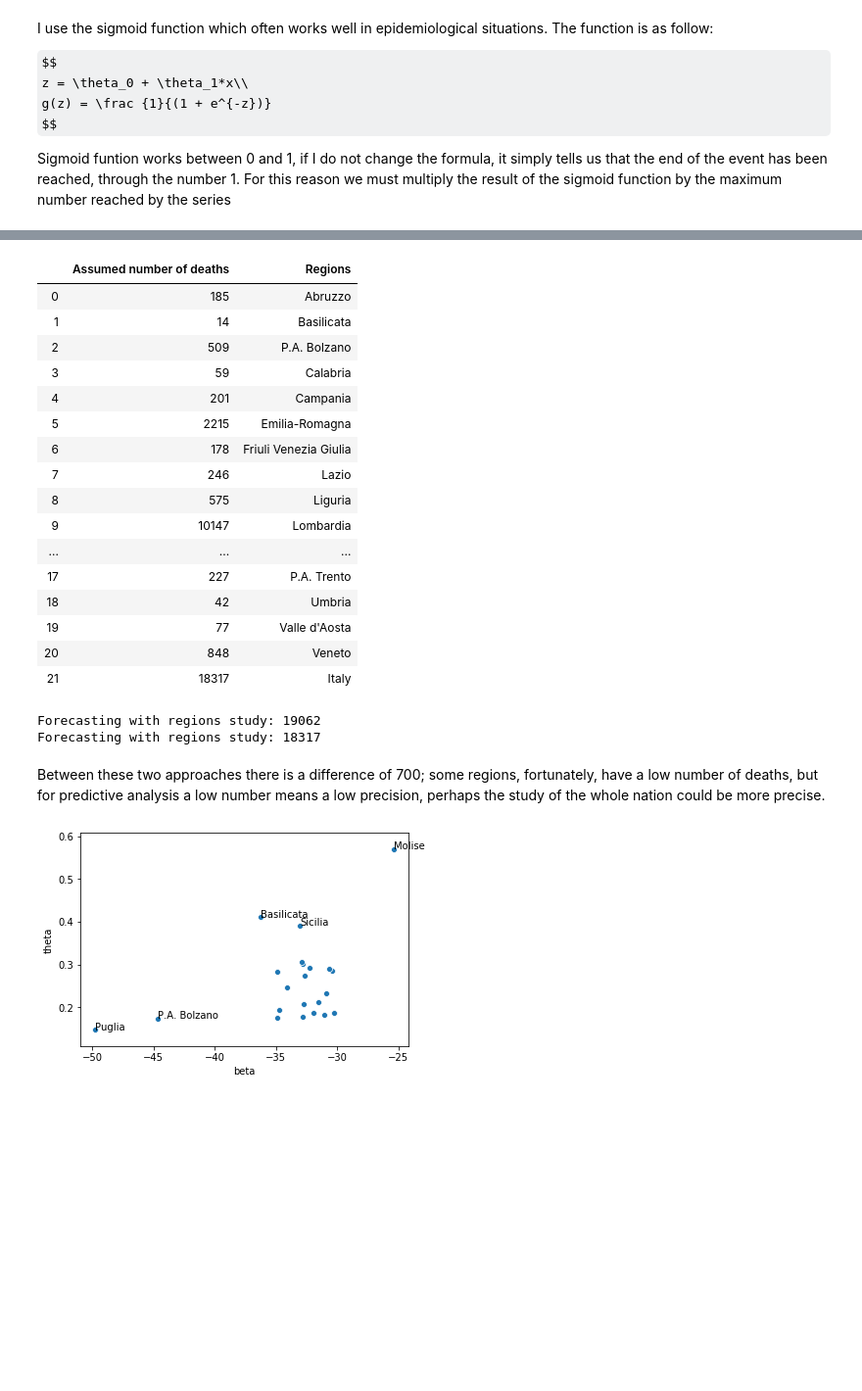
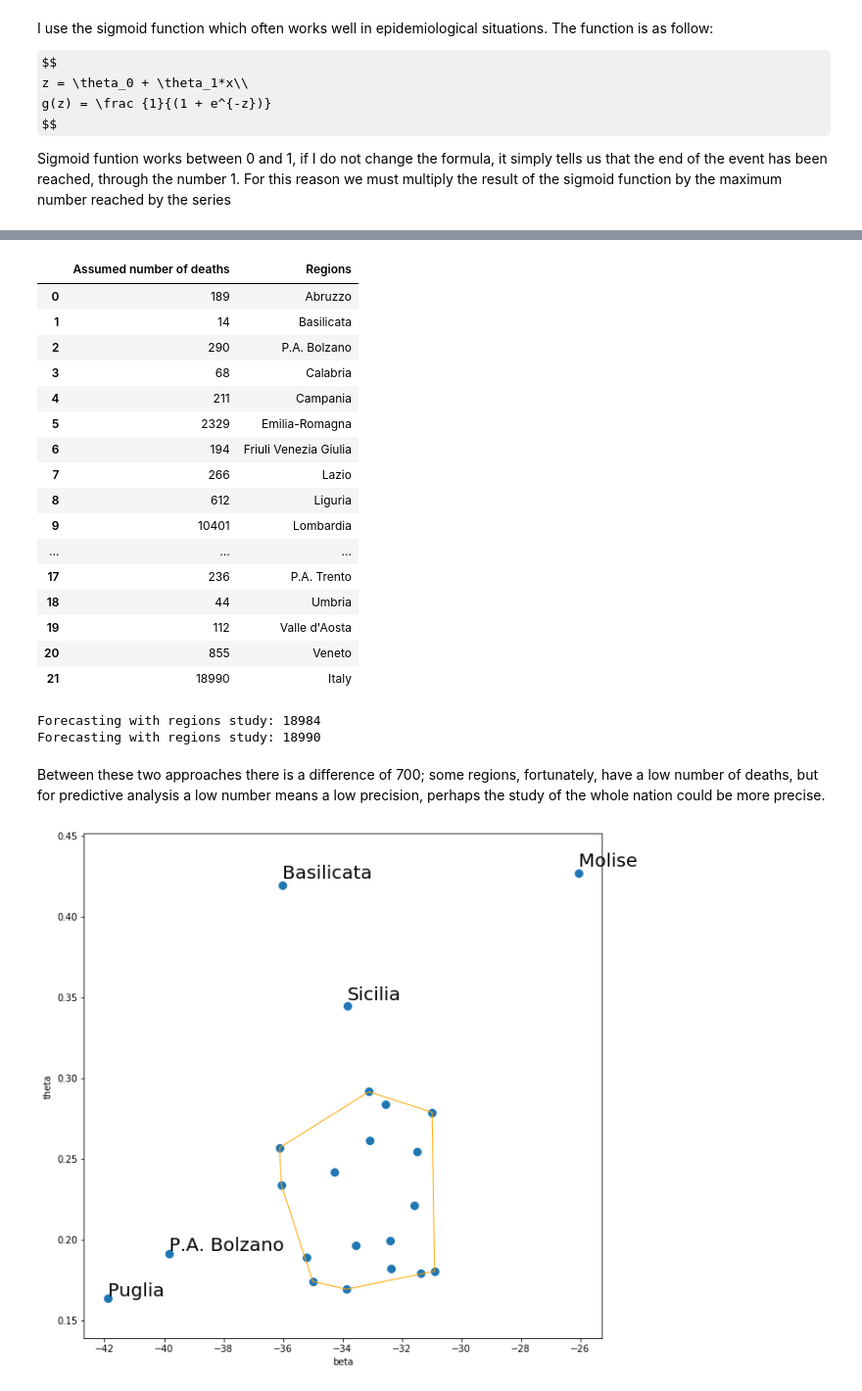
Before and after one commit to andreapas79/COVID-19, a Jupyter notebook: Predictive Analysis.ipynb, the cells around one changed output, grey strips where cells are left out. Shown at 98% size. Saved outputs shown, nothing was run; the diff lists cells and outputs as text; code cells hidden in the pictures; some formulas as TeX source; blank space fills up the shorter version.

```diff
--- a/Predictive Analysis.ipynb
+++ b/Predictive Analysis.ipynb
@@ -96,7 +106,7 @@ x = days
 y = italy['deceduti'].values
 
 model = Model(sigmoid)
-pred = model.fit(y, x=x, b= 0, r=y.max()/2, t= 0.001)
+pred = model.fit([1,2,3,4], x=[1,2,3,4], b= 0, r=y.max()/2, t= 0.001)
 x_ideal = np.linspace(np.min(x), np.max(x)*2)
 ideal = pred.eval(x=x_ideal)
 sns.scatterplot(x_ideal, ideal, label='forecasting model', ax=ax[1])
@@ -118,35 +128,49 @@ df_coeff['cap'] = df_coeff['cap'].apply(lambda x: int(x))
 df_coeff[['cap','Regions']].rename(columns={'cap':'Assumed number of deaths','Regions':'Regions'})
 # %% [output]
 |  | Assumed number of deaths | Regions |
-| 0 | 185 | Abruzzo |
+| 0 | 189 | Abruzzo |
 | 1 | 14 | Basilicata |
-| 2 | 509 | P.A. Bolzano |
-| 3 | 59 | Calabria |
-| 4 | 201 | Campania |
-| 5 | 2215 | Emilia-Romagna |
-| 6 | 178 | Friuli Venezia Giulia |
-| 7 | 246 | Lazio |
-| 8 | 575 | Liguria |
-| 9 | 10147 | Lombardia |
+| 2 | 290 | P.A. Bolzano |
+| 3 | 68 | Calabria |
+| 4 | 211 | Campania |
+| 5 | 2329 | Emilia-Romagna |
+| 6 | 194 | Friuli Venezia Giulia |
+| 7 | 266 | Lazio |
+| 8 | 612 | Liguria |
+| 9 | 10401 | Lombardia |
 | ... | ... | ... |
-| 17 | 227 | P.A. Trento |
-| 18 | 42 | Umbria |
-| 19 | 77 | Valle d'Aosta |
-| 20 | 848 | Veneto |
-| 21 | 18317 | Italy |
+| 17 | 236 | P.A. Trento |
+| 18 | 44 | Umbria |
+| 19 | 112 | Valle d'Aosta |
+| 20 | 855 | Veneto |
+| 21 | 18990 | Italy |
 # %%
 print('Forecasting with regions study: {}'.format(df_coeff.cap[:21].sum()))
 print('Forecasting with regions study: {}'.format(df_coeff.cap[21]))
 # %% [output]
-Forecasting with regions study: 19062
-Forecasting with regions study: 18317
+Forecasting with regions study: 18984
+Forecasting with regions study: 18990
 # %% [markdown]
 Between these two approaches there is a difference of 700; some regions, fortunately, have a low number of deaths, but for predictive analysis a low number means a low precision, perhaps the study of the whole nation could be more precise.
+# %%
+from scipy.spatial import ConvexHull
+def encircle(x,y, ax=None, **kw):
+    if not ax: ax=plt.gca()
+    p = np.c_[x,y]
+    hull = ConvexHull(p)
+    poly = plt.Polygon(p[hull.vertices,:], **kw)
+    ax.add_patch(poly)
 # %%
-sns.scatterplot(data=df_coeff, x='beta', y='theta')
-n = np.concatenate( (df_coeff.sort_values('theta', ascending=False).head(3).index.values,df_coeff.sort_values('beta').head(2).index.values), axis=0)
+plt.figure(figsize=(10,10))
+sns.scatterplot(data=df_coeff, x='beta', y='theta', s=100)
+n = list(np.concatenate( (df_coeff.sort_values('theta', ascending=False).head(3).index.values,df_coeff.sort_values('beta').head(2).index.values), axis=0))
 for i in n:
-    plt.annotate(df_coeff.Regions[i], (df_coeff.beta[i], df_coeff.theta[i]))
+    plt.annotate(df_coeff.Regions[i], (df_coeff.beta[i], df_coeff.theta[i]*1.01),size=20)
+
+N = list(df_coeff.index.values)
+N = [x for x in N if x not in n]
+
+encircle(df_coeff[df_coeff.index.isin(N)].beta, df_coeff[df_coeff.index.isin(N)].theta, ec="orange", fc="none")
 # %% [output]
-[figure, old version]
+[figure, new version]
 # %% [markdown]
```
Also changed, not shown: parts of 10 cells of this notebook, 19 other files.
